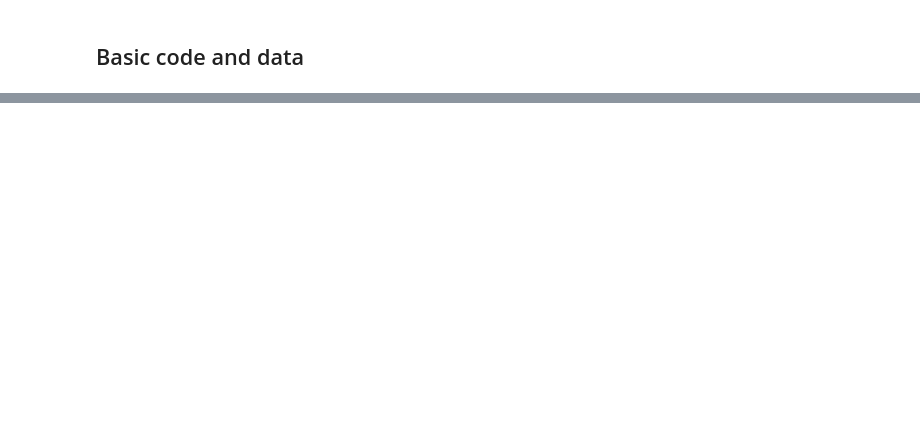
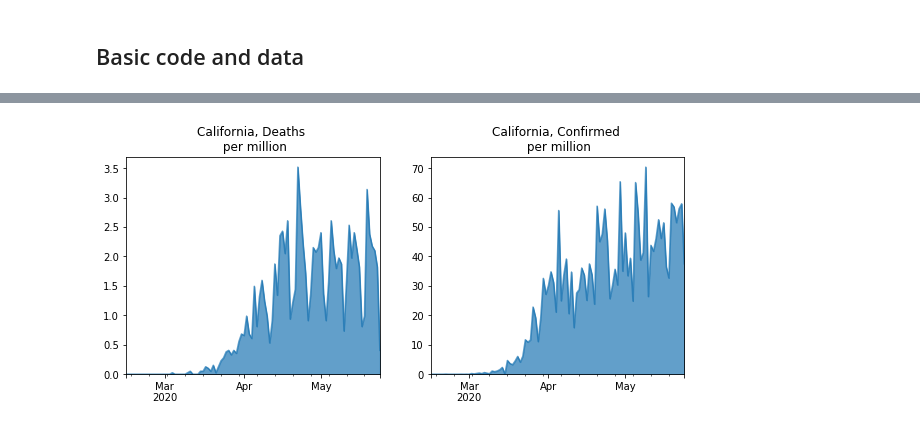
Before and after one commit to manuelamador/covid_19_tracker, a Jupyter notebook: covid19.ipynb, the cells around one changed output, grey strips where cells are left out. Saved outputs shown, nothing was run; the diff lists cells and outputs as text; code cells hidden in the pictures; blank space fills up the shorter version.

```diff
--- a/covid19.ipynb
+++ b/covid19.ipynb
@@ -77,0 +126,4 @@ plot_state("Minnesota")
+# %%
+plot_state_pc("California")
+# %% [output]
+[figure, added]
```
Also changed, not shown: parts of 12 cells of this notebook, 1 other file.
